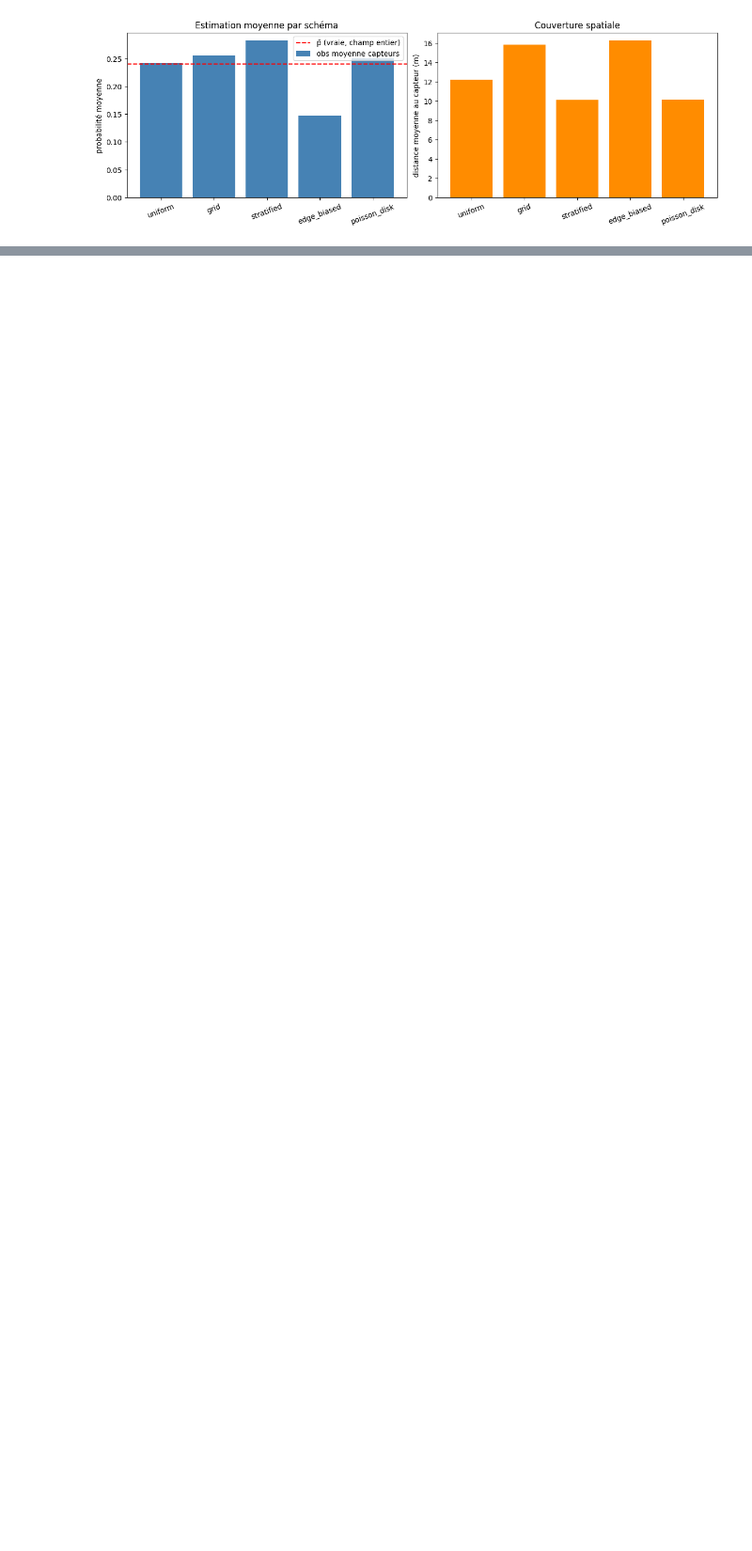
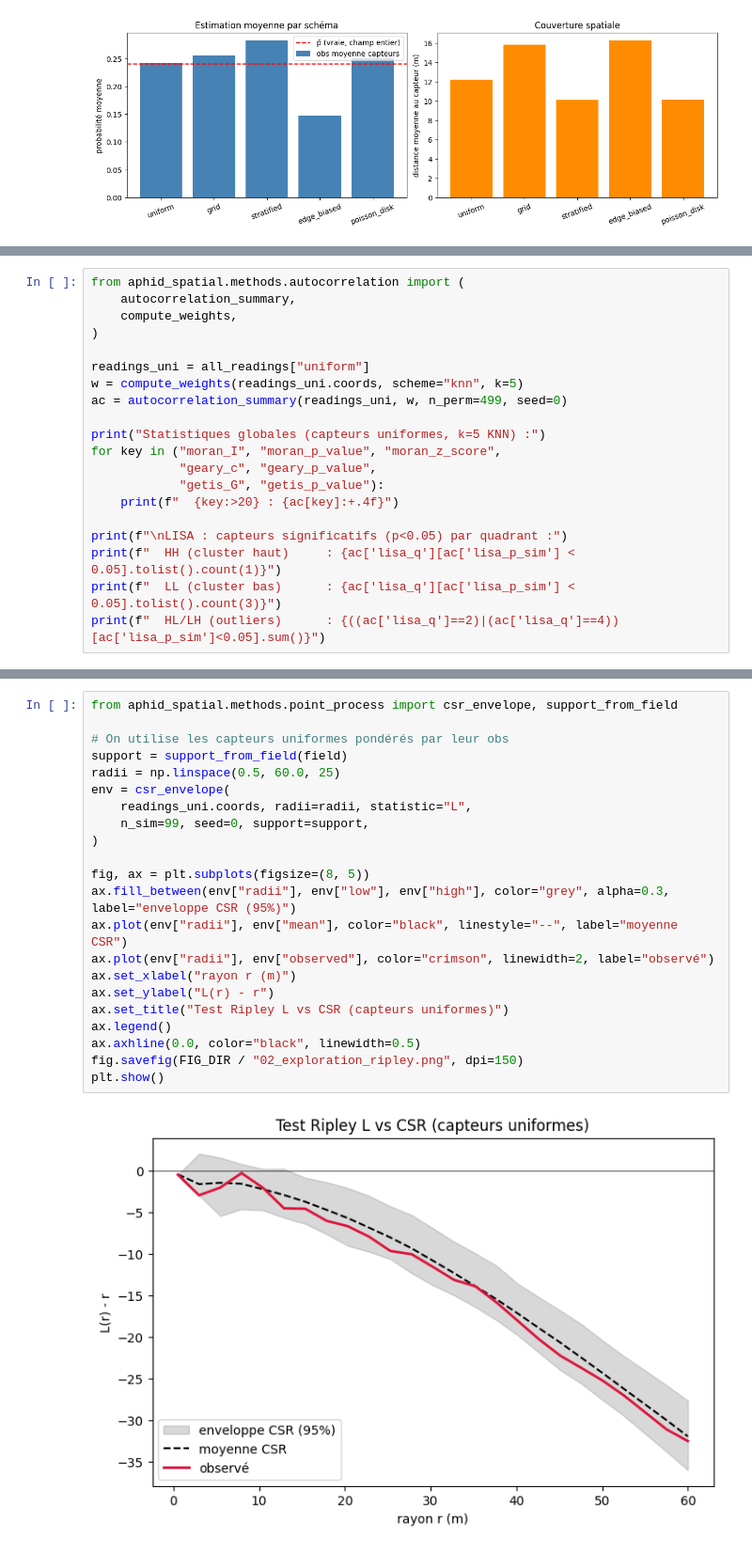
Before and after one commit to geo-projet/aphid_spatial, a Jupyter notebook: notebooks/02_exploration.ipynb, the cells around one changed output, grey strips where cells are left out. Shown at 94% size. Drawn from its saved outputs; the diff is of its cells as text; blank space fills up the shorter version.

```diff
--- a/notebooks/02_exploration.ipynb
+++ b/notebooks/02_exploration.ipynb
@@ -98,0 +105,20 @@ plt.show()
+# %%
+from aphid_spatial.methods.autocorrelation import (
+    autocorrelation_summary,
+    compute_weights,
+)
+
+readings_uni = all_readings["uniform"]
+w = compute_weights(readings_uni.coords, scheme="knn", k=5)
+ac = autocorrelation_summary(readings_uni, w, n_perm=499, seed=0)
+
+print("Statistiques globales (capteurs uniformes, k=5 KNN) :")
+for key in ("moran_I", "moran_p_value", "moran_z_score",
+            "geary_c", "geary_p_value",
+            "getis_G", "getis_p_value"):
+    print(f"  {key:>20} : {ac[key]:+.4f}")
+
+print(f"\nLISA : capteurs significatifs (p<0.05) par quadrant :")
+print(f"  HH (cluster haut)     : {ac['lisa_q'][ac['lisa_p_sim'] < 0.05].tolist().count(1)}")
+print(f"  LL (cluster bas)      : {ac['lisa_q'][ac['lisa_p_sim'] < 0.05].tolist().count(3)}")
+print(f"  HL/LH (outliers)      : {((ac['lisa_q']==2)|(ac['lisa_q']==4))[ac['lisa_p_sim']<0.05].sum()}")
@@ -98,0 +146,24 @@ plt.show()
+# %%
+from aphid_spatial.methods.point_process import csr_envelope, support_from_field
+
+# On utilise les capteurs uniformes pondérés par leur obs
+support = support_from_field(field)
+radii = np.linspace(0.5, 60.0, 25)
+env = csr_envelope(
+    readings_uni.coords, radii=radii, statistic="L",
+    n_sim=99, seed=0, support=support,
+)
+
+fig, ax = plt.subplots(figsize=(8, 5))
+ax.fill_between(env["radii"], env["low"], env["high"], color="grey", alpha=0.3, label="enveloppe CSR (95%)")
+ax.plot(env["radii"], env["mean"], color="black", linestyle="--", label="moyenne CSR")
+ax.plot(env["radii"], env["observed"], color="crimson", linewidth=2, label="observé")
+ax.set_xlabel("rayon r (m)")
+ax.set_ylabel("L(r) - r")
+ax.set_title("Test Ripley L vs CSR (capteurs uniformes)")
+ax.legend()
+ax.axhline(0.0, color="black", linewidth=0.5)
+fig.savefig(FIG_DIR / "02_exploration_ripley.png", dpi=150)
+plt.show()
+# %% [output]
+[figure, added]
```
Also changed, not shown: parts of 3 cells of this notebook, 11 other files.
